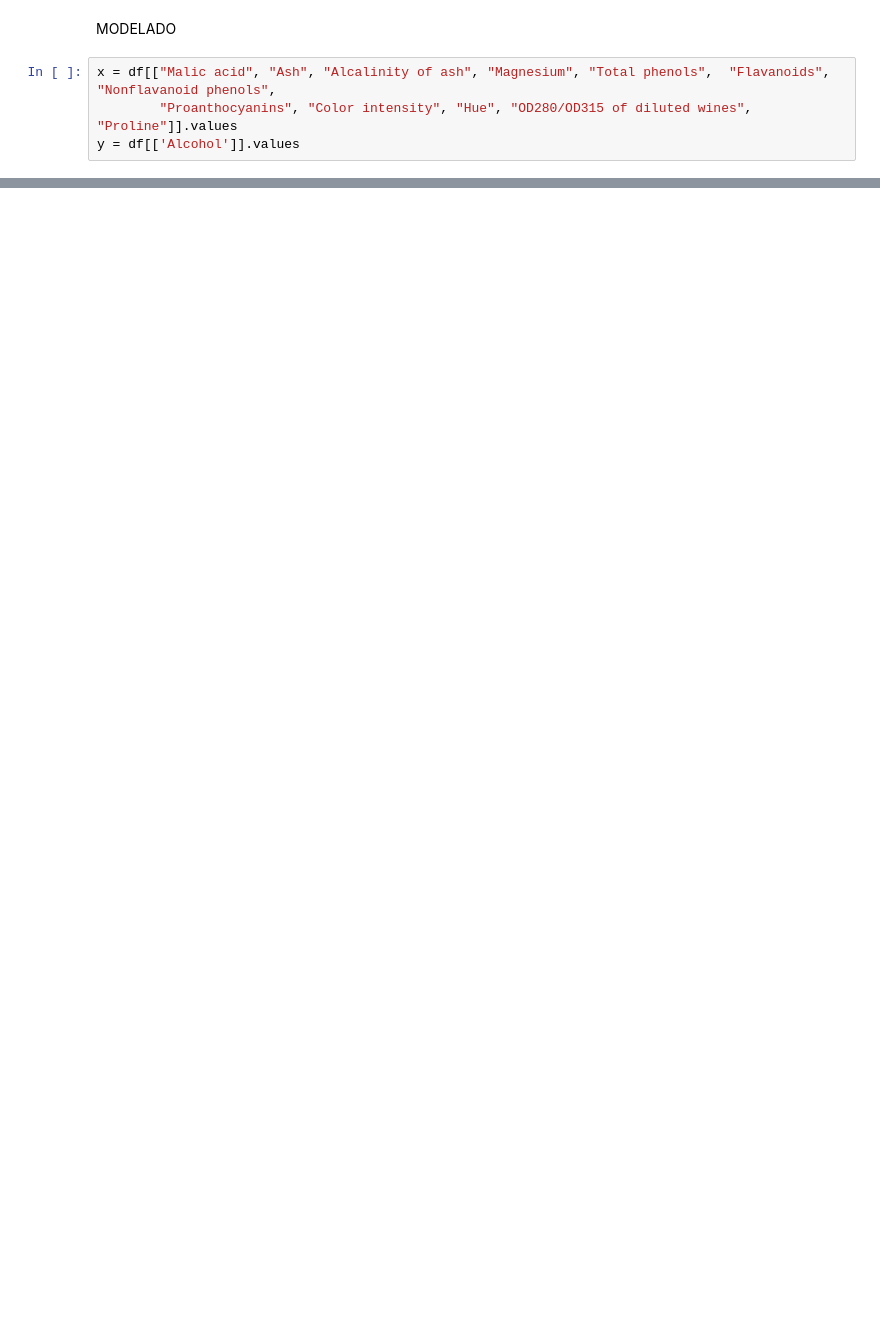
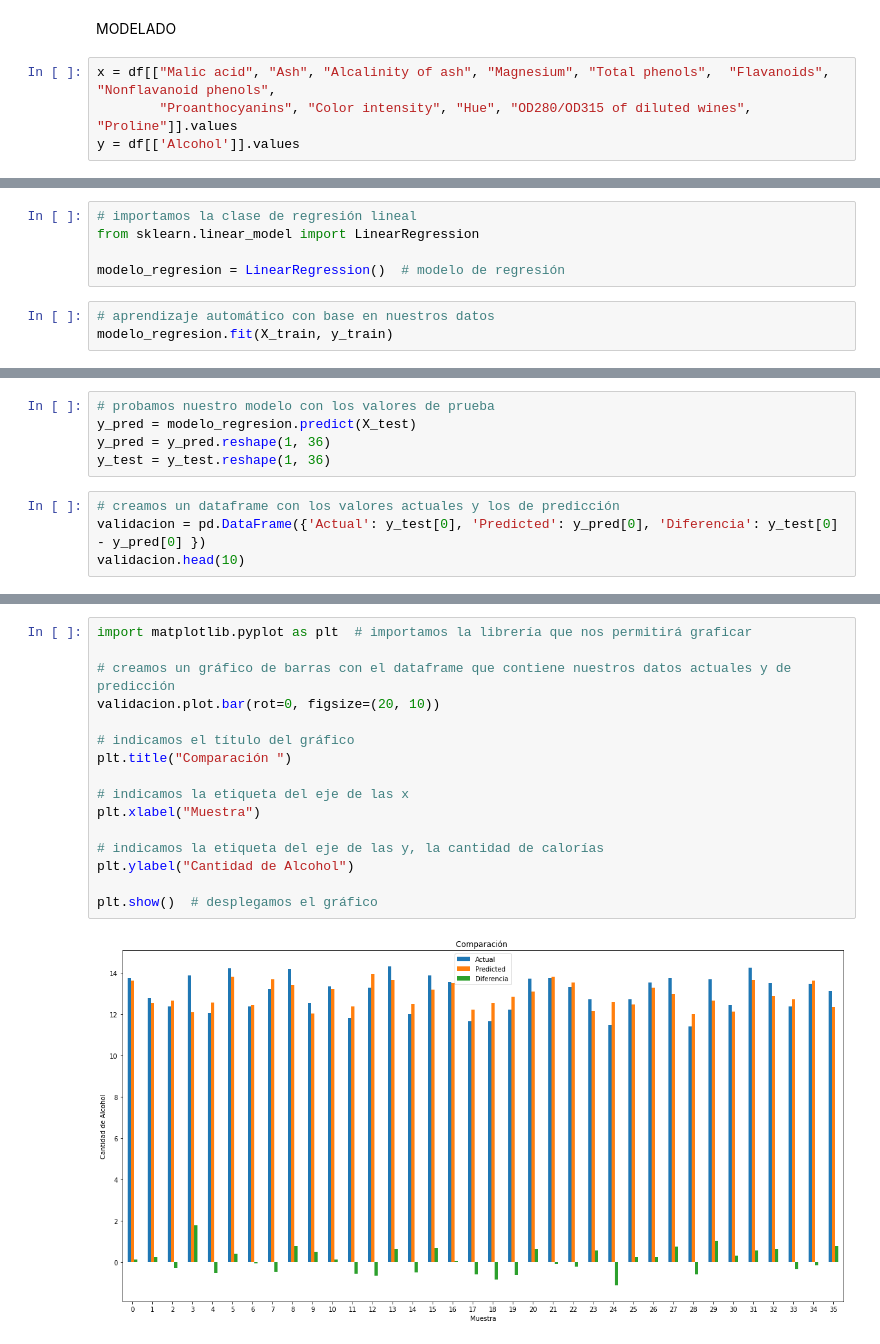
Before and after one commit to CAMAY3101/MachineLearning, a Jupyter notebook: EV2.ipynb, the cells around one changed output, grey strips where cells are left out. Drawn from its saved outputs; the diff is of its cells as text; blank space fills up the shorter version.

```diff
--- a/EV2.ipynb
+++ b/EV2.ipynb
@@ -217,0 +118,8 @@ print(rmse)
+# %%
+# importamos la clase de regresión lineal
+from sklearn.linear_model import LinearRegression
+
+modelo_regresion = LinearRegression()  # modelo de regresión
+# %%
+# aprendizaje automático con base en nuestros datos
+modelo_regresion.fit(X_train, y_train)
@@ -217,0 +139,9 @@ print(rmse)
+# %%
+# probamos nuestro modelo con los valores de prueba
+y_pred = modelo_regresion.predict(X_test)
+y_pred = y_pred.reshape(1, 36)
+y_test = y_test.reshape(1, 36)
+# %%
+# creamos un dataframe con los valores actuales y los de predicción
+validacion = pd.DataFrame({'Actual': y_test[0], 'Predicted': y_pred[0], 'Diferencia': y_test[0] - y_pred[0] })
+validacion.head(10)
@@ -217,0 +169,18 @@ print(rmse)
+# %%
+import matplotlib.pyplot as plt  # importamos la librería que nos permitirá graficar
+
+# creamos un gráfico de barras con el dataframe que contiene nuestros datos actuales y de predicción
+validacion.plot.bar(rot=0, figsize=(20, 10))
+
+# indicamos el título del gráfico
+plt.title("Comparación ")
+
+# indicamos la etiqueta del eje de las x
+plt.xlabel("Muestra")
+
+# indicamos la etiqueta del eje de las y, la cantidad de calorías
+plt.ylabel("Cantidad de Alcohol")
+
+plt.show()  # desplegamos el gráfico
+# %% [output]
+[figure, added]
```
Also changed, not shown: parts of 18 cells of this notebook, 2 other files.
